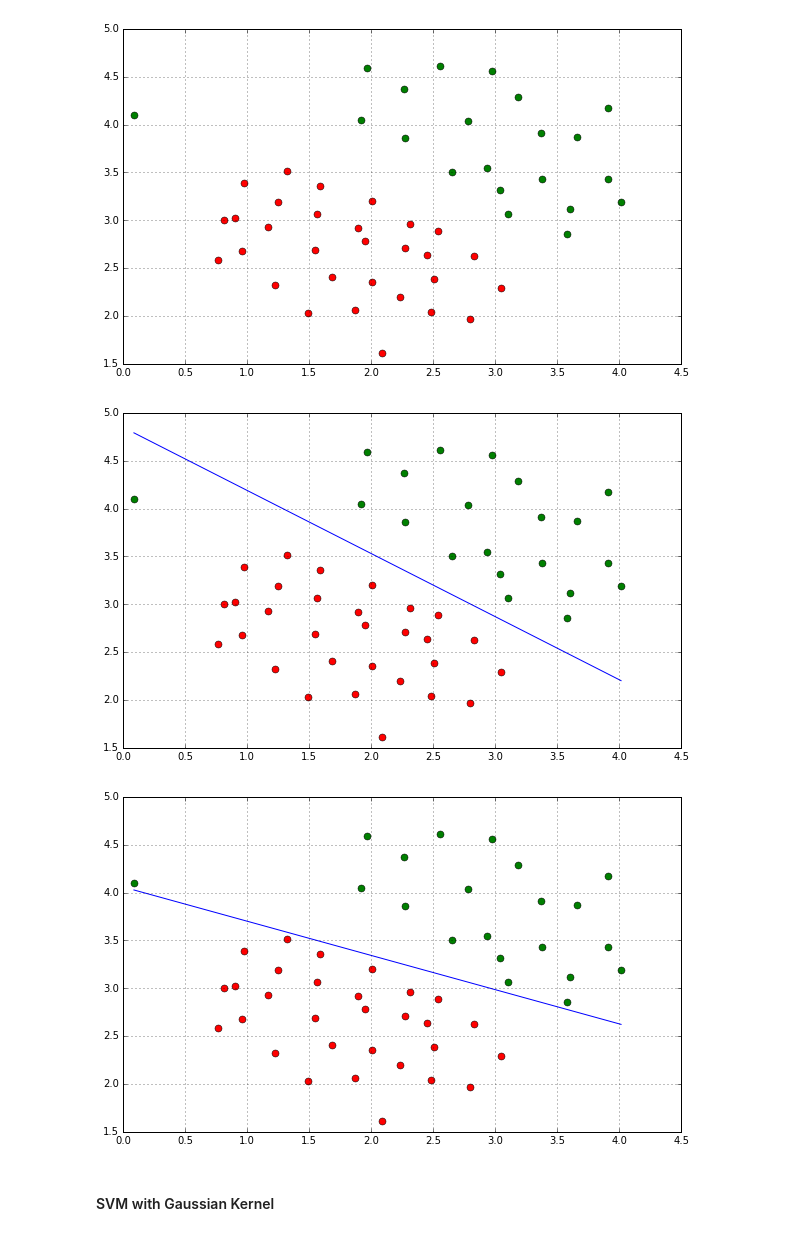
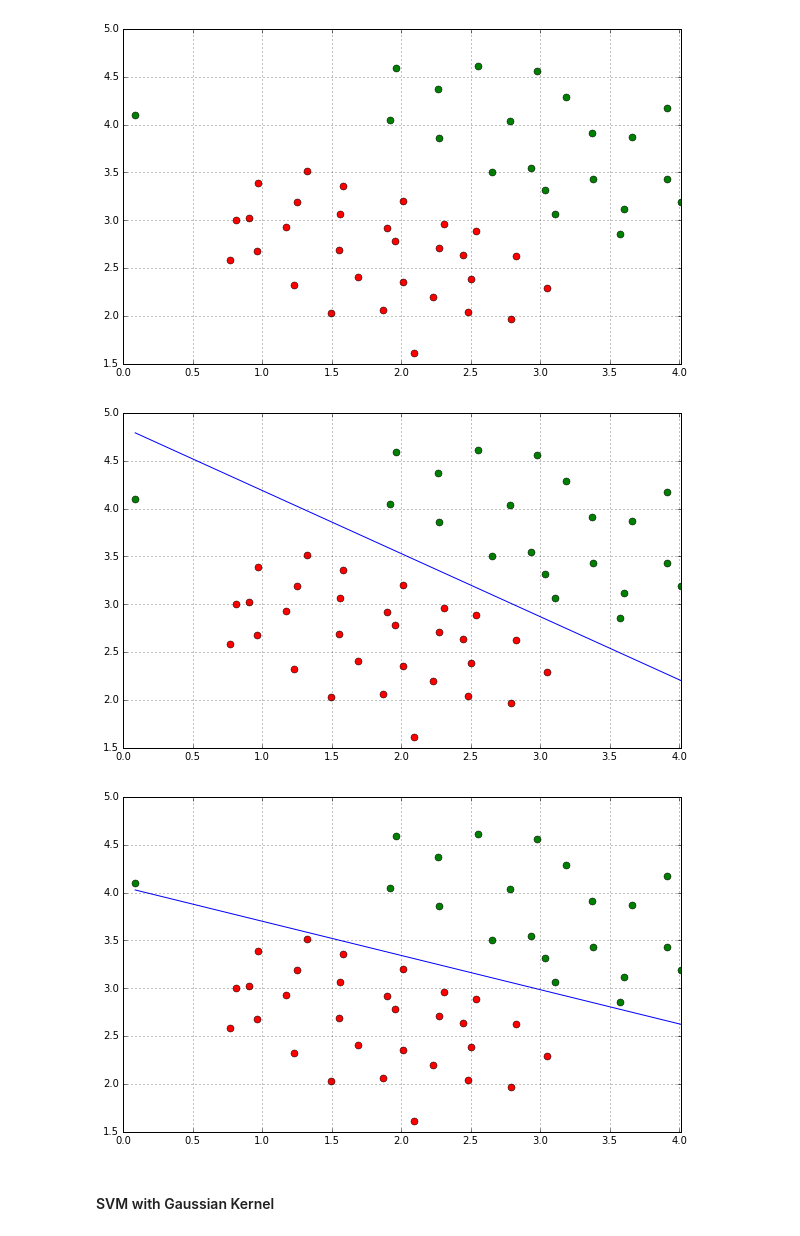
Before and after one commit to biroc/ml-coursera, a Jupyter notebook: Support Vector Machines/ex6sol.ipynb, the cells around one changed output. Drawn from its saved outputs; the diff is of its cells as text; code cells hidden in the pictures.

```diff
--- a/Support Vector Machines/ex6sol.ipynb
+++ b/Support Vector Machines/ex6sol.ipynb
@@ -13,62 +11,58 @@ dataset3 = sio.loadmat('ex6/ex6data3.mat')
 X1 = dataset1['X']
 Y1 = dataset1['y']
 
-# Insert bias term
-X1 = np.insert(X1,0,1,axis=1)
-
 m = len(Y1)
 
-# Plot initial data
-positives = np.array([X1[i] for i in range(m) if Y1[i] == 1])
-negatives = np.array([X1[i] for i in range(m) if Y1[i] == 0])
 
-def plotInitialData():
+def plotInitialData(X,Y):
     plt.figure(figsize=(10,6))
-    plt.plot(positives[:,1],positives[:,2],'go',markersize=7)
-    plt.plot(negatives[:,1],negatives[:,2],'ro',markersize=7)
+    m = len(Y)
+    positives = np.array([X[i] for i in range(m) if Y[i] == 1])
+    negatives = np.array([X[i] for i in range(m) if Y[i] == 0])
+    plt.plot(positives[:,0],positives[:,1],'go',markersize=7)
+    plt.plot(negatives[:,0],negatives[:,1],'ro',markersize=7)
     plt.grid(True)
-    plt.xlim((0.,4.5))
-#     plt.ylim((1.5,5.0))
+    plt.xlim((0., max(positives[:,0])))
 
 
-plotInitialData()
+plotInitialData(X1,Y1)
 # Observe that dataset can be separated by a linear boundary.
 # Notice the outlier positive example on the far left (0.1, 4.1)
 # %% [output]
-[figure, old version]
+[figure, new version]
 # %%
 # Try using different values of the C paramter with SVMs.
 # The C parameter is a positive value that controls the penalty
 # for misclassified training examples.
 
 # I'm going to use scikit-learn's SVM module.
 from sklearn import svm
 # Try with C = 1
 classifierC1 = svm.SVC(C=1, kernel='linear')
 classifierC1.fit(X1,Y1.ravel())
 # Try with C = 100
 classifierC100 = svm.SVC(C=100, kernel='linear')
 classifierC100.fit(X1,Y1.ravel())
 
-def plotLinearSVM(X, y, model):
+def plotSVM(X, y, model):
     w = model.coef_
     b = model.intercept_
-    xp = np.linspace(min(X[:,1]),max(X[:,1]),100)
-    yp = - (w[0][1] * xp + b) / w[0][2]
-    plotInitialData()
+    xp = np.linspace(min(X[:,0]),max(X[:,0]),100)
+    yp = - (w[0][0] * xp + b) / w[0][1]
+    plotInitialData(X,y)
     plt.plot(xp,yp,'b-',markersize=10)
 
 # When C=1 you should find that the SVM puts the decision boundary in
 # the gap between the two datasets and misclassifies the data point
 # on the far left.
-plotLinearSVM(X1,Y1,classifierC1)
+plotSVM(X1,Y1,classifierC1)
 # When C = 100, you should find that the SVM now classifies every single example
 # correctly, but has a decision boundary that does not appear to be a natural fit
 # for the data.
-plotLinearSVM(X1,Y1,classifierC100)
+plotSVM(X1,Y1,classifierC100)
 # %% [output]
-[figure, old version]
+[figure, new version]
-[figure, old version]
+[figure, new version]
 # %% [markdown]
 #### SVM with Gaussian Kernel
 # %%
```
Also changed, not shown: parts of 6 cells of this notebook.
